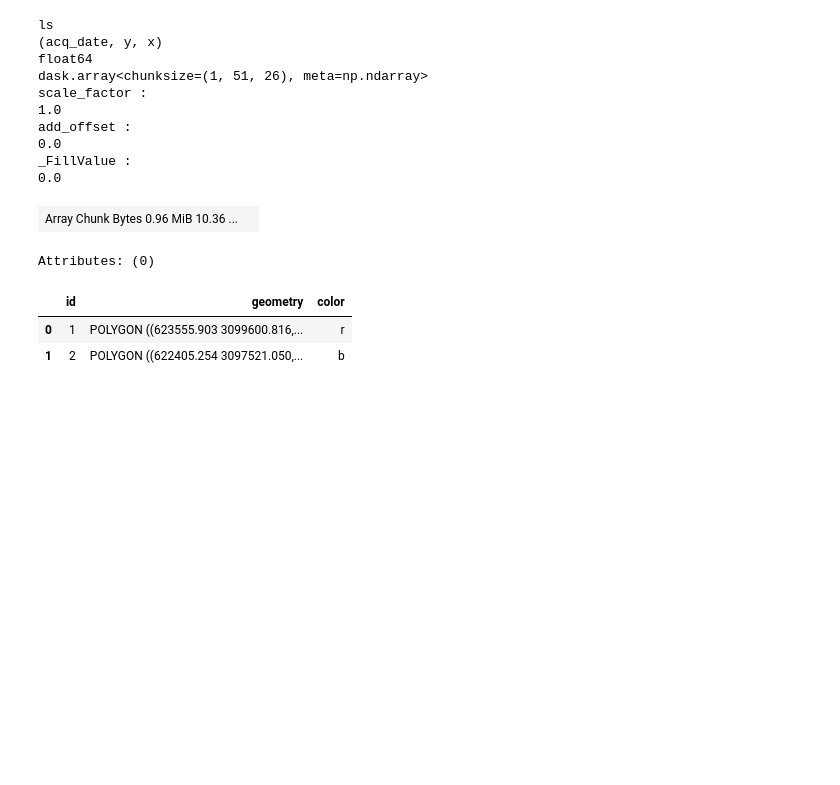
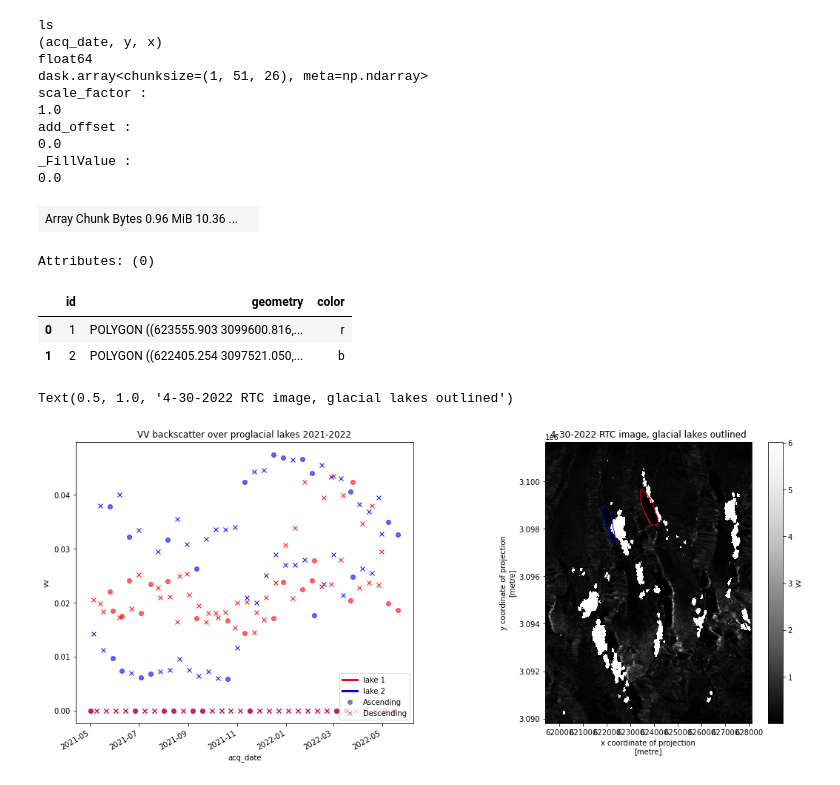
Before and after one commit to e-marshall/sentinel1_rtc, a Jupyter notebook: rtc_timeseries.ipynb, the cells around one changed output. Saved outputs shown, nothing was run; the diff lists cells and outputs as text; code cells hidden in the pictures; blank space fills up the shorter version.

```diff
--- a/rtc_timeseries.ipynb
+++ b/rtc_timeseries.ipynb
@@ -247,30 +247,33 @@ lakes_prj
 # %%
 from matplotlib.lines import Line2D
 
 fig, axs = plt.subplots(ncols = 2, figsize=(18,7))
 
 #da.where(da.pass_dir == 'descending', drop=True)
 
 
 #scatter plot
-lake2_asf.where(lake2_asf.orbital_dir == 'desc', drop=True).vv.mean(dim=['x','y']).plot(ax=axs[0], color = 'blue', marker='x', linewidth=0)
-lake2_asf.where(lake2_asf.orbital_dir == 'asc', drop=True).vv.mean(dim=['x','y']).plot(ax=axs[0], color = 'blue', marker='o', linewidth=0, alpha = 0.6)
+lake2_asf.where(lake2_asf.orbital_dir == 'desc', drop=True).vv.mean(dim=['x','y']).plot(ax=axs[0], color = 'blue', marker='x', linewidth=0);
+lake2_asf.where(lake2_asf.orbital_dir == 'asc', drop=True).vv.mean(dim=['x','y']).plot(ax=axs[0], color = 'blue', marker='o', linewidth=0, alpha = 0.6);
 
-lake1_asf.where(lake2_asf.orbital_dir == 'desc', drop=True).vv.mean(dim=['x','y']).plot(ax=axs[0], color = 'red', marker = 'x', linewidth=0)
-lake1_asf.where(lake2_asf.orbital_dir == 'asc', drop=True).vv.mean(dim=['x','y']).plot(ax=axs[0], color = 'red', marker = 'o', linewidth = 0, alpha = 0.6)
+lake1_asf.where(lake2_asf.orbital_dir == 'desc', drop=True).vv.mean(dim=['x','y']).plot(ax=axs[0], color = 'red', marker = 'x', linewidth=0);
+lake1_asf.where(lake2_asf.orbital_dir == 'asc', drop=True).vv.mean(dim=['x','y']).plot(ax=axs[0], color = 'red', marker = 'o', linewidth = 0, alpha = 0.6);
 
 
 #backscatter image
-vrt_new.vv.sel(time='2022-04-30').plot(ax=axs[1], cmap=plt.cm.Greys_r)
-lakes_prj.plot(edgecolor=lakes_prj['color'], facecolor='none', ax=axs[1])
+power_to_db(vrt_new.vv.sel(acq_date='2022-04-30')).plot(ax=axs[1], cmap=plt.cm.Greys_r);
+lakes_prj.plot(edgecolor=lakes_prj['color'], facecolor='none', ax=axs[1]);
 
 legend_elements = [Line2D([0], [0], color = 'r', lw = 3, label = 'lake 1'),
                    Line2D([0], [0], color = 'b', lw = 3, label = 'lake 2'),
                    Line2D([0],[0], color = 'grey', lw = 0, marker = 'o', label = 'Ascending'),
                    Line2D([0],[0], color = 'grey', lw = 0, marker = 'x', label = 'Descending')]
 
 axs[0].legend(handles = legend_elements, loc = 'lower right')
 
 
 axs[0].set_title('VV backscatter over proglacial lakes 2021-2022')
 axs[1].set_title('4-30-2022 RTC image, glacial lakes outlined')
+# %% [output]
+Text(0.5, 1.0, '4-30-2022 RTC image, glacial lakes outlined')
+[figure, added]
```
Also changed, not shown: parts of 3 cells of this notebook, 4 other files.
